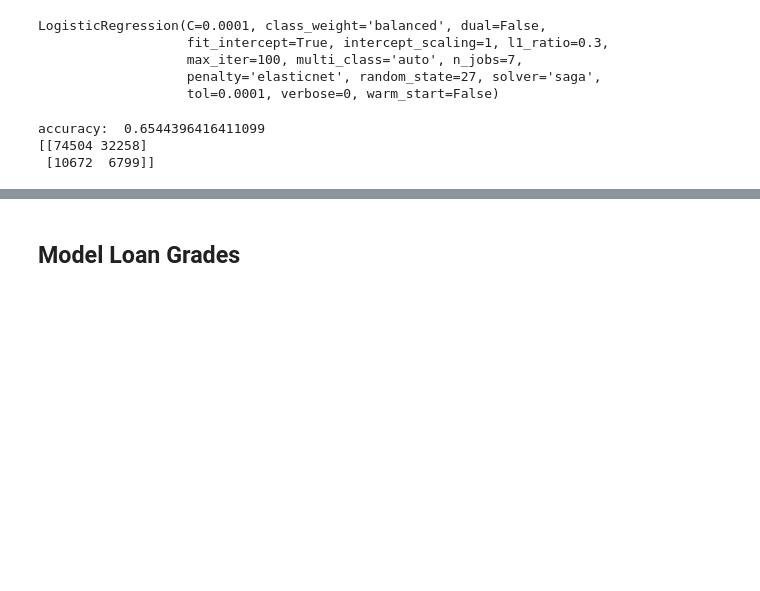
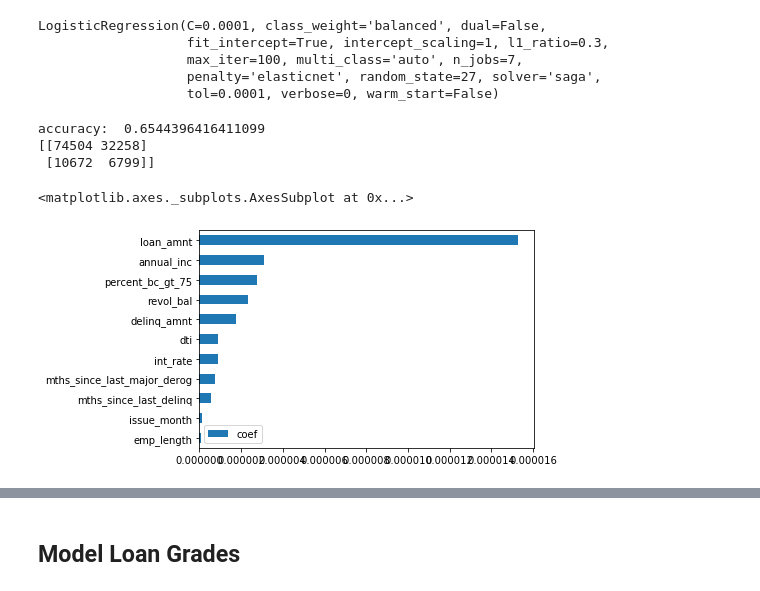
Before and after one commit to GarrettSikes/Lending_Club_Capstone, a Jupyter notebook: Garrett/Logistic_Regression_Garrett_Sikes.ipynb, the cells around one changed output, grey strips where cells are left out. Saved outputs shown, nothing was run; the diff lists cells and outputs as text; code cells hidden in the pictures; blank space fills up the shorter version.

```diff
--- a/Garrett/Logistic_Regression_Garrett_Sikes.ipynb
+++ b/Garrett/Logistic_Regression_Garrett_Sikes.ipynb
@@ -223,3 +246,15 @@ print(cm)
 accuracy:  0.6544396416411099
 [[74504 32258]
  [10672  6799]]
+# %%
+log_odds = logistic.coef_[0]
+
+temp = pd.DataFrame(log_odds,
+             X.columns, columns=['coef'])
+temp['coef'] = abs(temp['coef'])
+temp = temp.sort_values(by='coef', ascending=True)
+
+temp.tail(11).plot.barh(by='index', y='coef')
+# %% [output]
+<matplotlib.axes._subplots.AxesSubplot at 0x...>
+[figure, added]
```
Also changed, not shown: parts of 20 cells of this notebook.
